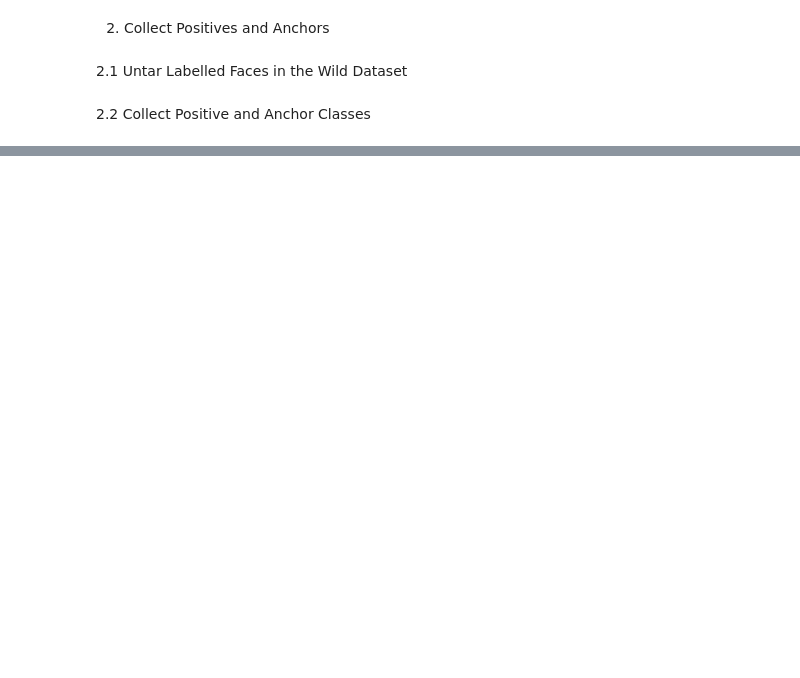
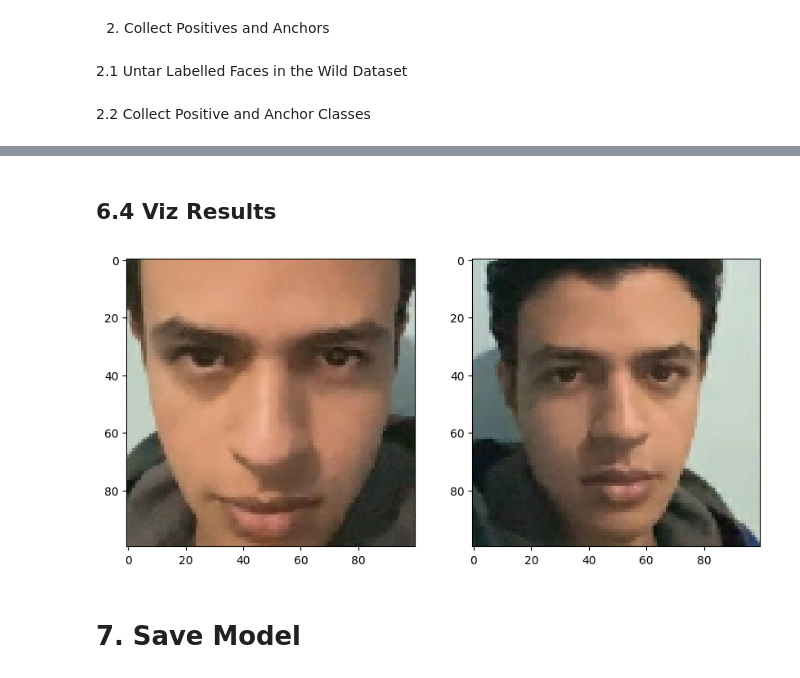
Before and after one commit to kanaoui/PFA, a Jupyter notebook: FaceRecognition.ipynb, the cells around one changed output, grey strips where cells are left out. Saved outputs shown, nothing was run; the diff lists cells and outputs as text; code cells hidden in the pictures; blank space fills up the shorter version.

```diff
--- a/FaceRecognition.ipynb
+++ b/FaceRecognition.ipynb
@@ -96,0 +565,3 @@ KeyboardInterrupt:
+# %%
+embedding = make_embedding()
+embedding.summary()
@@ -96,0 +639,3 @@ KeyboardInterrupt:
+# %%
+siamese_model = make_siamese_model()
+siamese_model.summary()
@@ -96,0 +764,9 @@ KeyboardInterrupt:
+# %%
+# Get a batch of test data
+test_input, test_val, y_true = test_data.as_numpy_iterator().next()
+
+# Make predictions
+y_hat = siamese_model.predict([test_input, test_val])
+
+# Post processing the results
+[1 if prediction > 0.5 else 0 for prediction in y_hat]
@@ -96,0 +778,10 @@ KeyboardInterrupt:
+# %%
+r = Recall()
+p = Precision()
+
+for test_input, test_val, y_true in test_data.as_numpy_iterator():
+    yhat = siamese_model.predict([test_input, test_val])
+    r.update_state(y_true, yhat)
+    p.update_state(y_true, yhat)
+
+print(r.result().numpy(), p.result().numpy())
@@ -96,0 +806,20 @@ KeyboardInterrupt:
+# %% [markdown]
+## 6.4 Viz Results
+# %%
+# Set plot size
+plt.figure(figsize=(10,8))
+
+# Set first subplot
+plt.subplot(1,2,1)
+plt.imshow(test_input[0])
+
+# Set second subplot
+plt.subplot(1,2,2)
+plt.imshow(test_val[0])
+
+# Renders cleanly
+plt.show()
+# %% [output]
+[figure, added]
+# %% [markdown]
+# 7. Save Model
```
Also changed, not shown: parts of 64 cells of this notebook, 2 other files.
